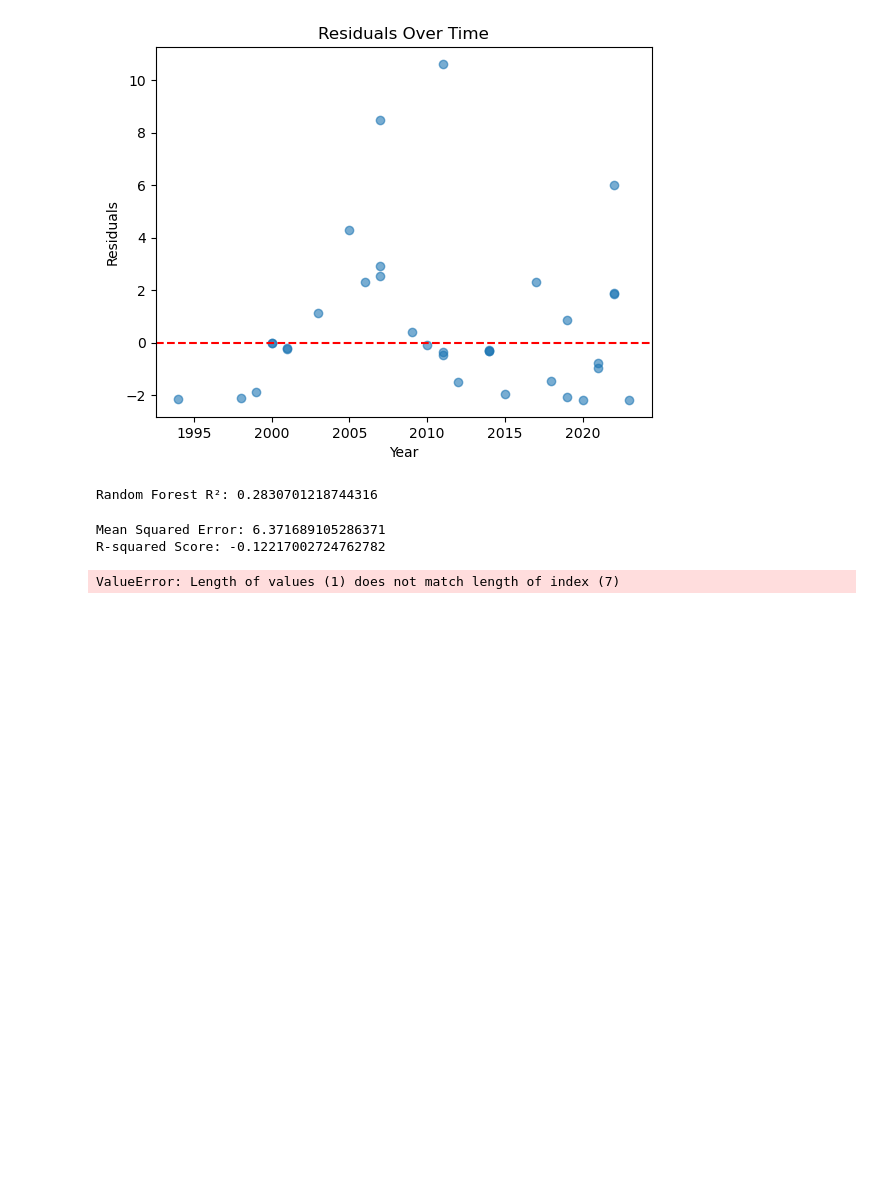
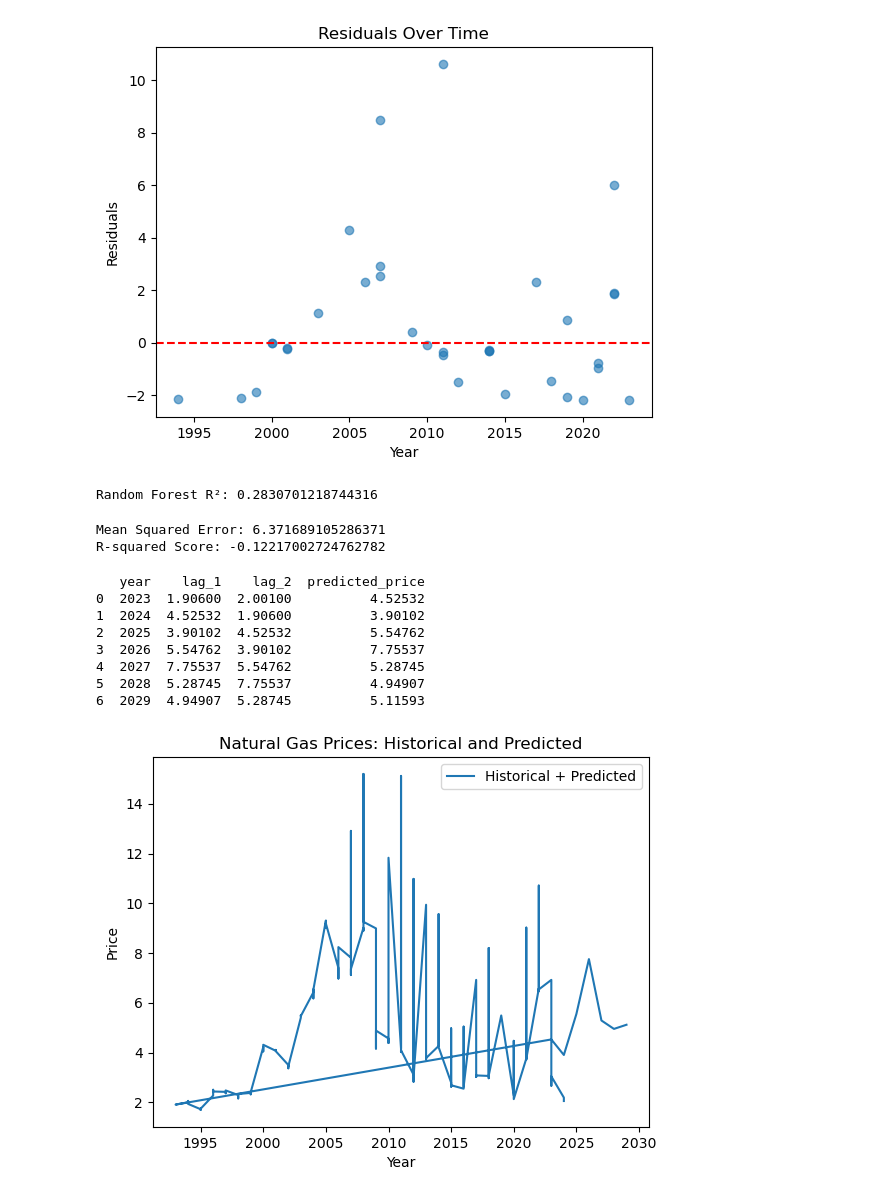
Before and after one commit to AbhigyanD/OilPrice, a Jupyter notebook: notebooks/analysis.ipynb, the cells around one changed output. Cells and saved outputs as stored; diff of their text form; code cells hidden in the pictures; blank space fills up the shorter version.

```diff
--- a/notebooks/analysis.ipynb
+++ b/notebooks/analysis.ipynb
@@ -262,12 +262,52 @@ R-squared Score: -0.12217002724762782
 # %%
 # Create a DataFrame for future predictions
 future_years = pd.DataFrame({'year': range(2023, 2030)})
-future_years['lag_1'] = [data['value'].iloc[-1]]  # Use the last known value as lag_1
-future_years['lag_2'] = [data['lag_1'].iloc[-1]]  # Use the last known lag_1 as lag_2
 
-# Predict future prices
-future_years['predicted_price'] = model.predict(future_years[['year', 'lag_1', 'lag_2']])
+# Initialize lagged values based on the last known data
+last_known_value = data['value'].iloc[-1]
+second_last_known_value = data['lag_1'].iloc[-1]
 
+# Create empty columns for lagged values and predictions
+future_years['lag_1'] = 0.0
+future_years['lag_2'] = 0.0
+future_years['predicted_price'] = 0.0
+
+# Fill lagged values and predict iteratively
+for i in range(len(future_years)):
+    if i == 0:
+        # Use last known values for the first row
+        future_years.loc[i, 'lag_1'] = last_known_value
+        future_years.loc[i, 'lag_2'] = second_last_known_value
+    else:
+        # Use previous predictions as lagged values
+        future_years.loc[i, 'lag_1'] = future_years.loc[i - 1, 'predicted_price']
+        future_years.loc[i, 'lag_2'] = future_years.loc[i - 1, 'lag_1']
+
+    # Predict using the model
+    future_years.loc[i, 'predicted_price'] = model.predict(
+        [[future_years.loc[i, 'year'], future_years.loc[i, 'lag_1'], future_years.loc[i, 'lag_2']]]
+    )
+
+# Display future predictions
 print(future_years)
 # %% [output]
-ValueError: Length of values (1) does not match length of index (7)
+   year    lag_1    lag_2  predicted_price
+0  2023  1.90600  2.00100          4.52532
+1  2024  4.52532  1.90600          3.90102
+2  2025  3.90102  4.52532          5.54762
+3  2026  5.54762  3.90102          7.75537
+4  2027  7.75537  5.54762          5.28745
+5  2028  5.28745  7.75537          4.94907
+6  2029  4.94907  5.28745          5.11593
+# %%
+combined = pd.concat([data[['year', 'value']].rename(columns={'value': 'price'}),
+                      future_years[['year', 'predicted_price']].rename(columns={'predicted_price': 'price'})])
+
+plt.plot(combined['year'], combined['price'], label='Historical + Predicted')
+plt.xlabel("Year")
+plt.ylabel("Price")
+plt.title("Natural Gas Prices: Historical and Predicted")
+plt.legend()
+plt.show()
+# %% [output]
+[figure, added]
```
Also changed, not shown: parts of 4 cells of this notebook.
